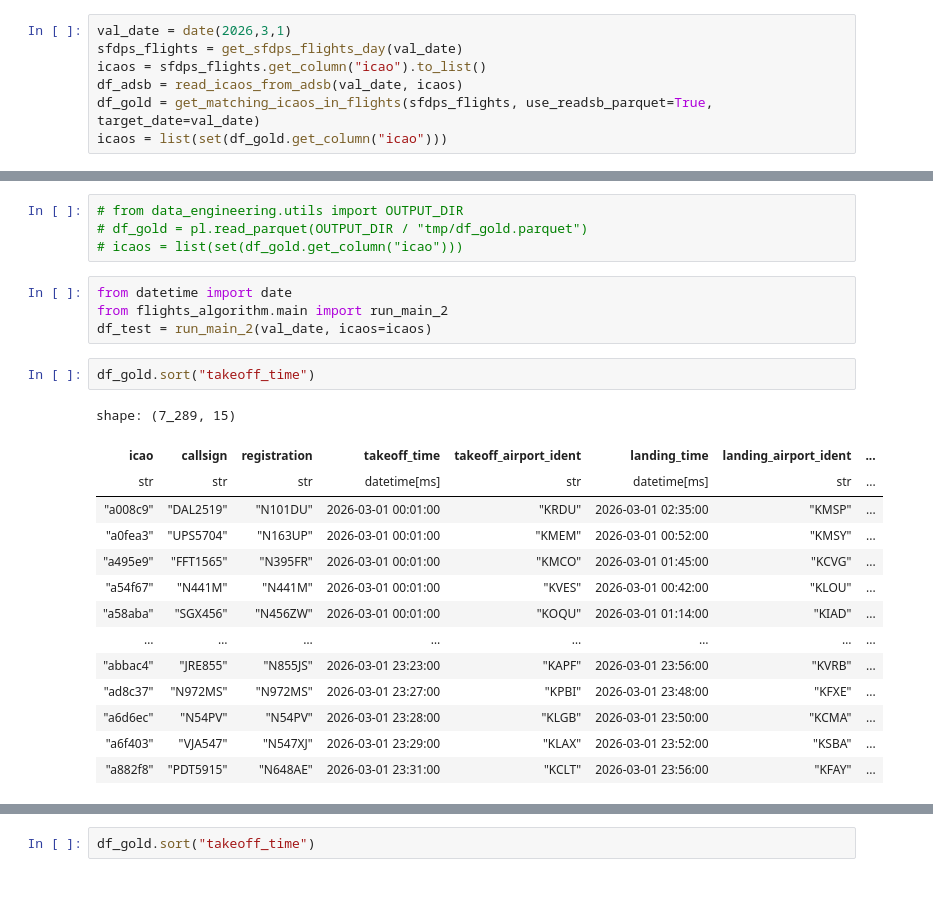
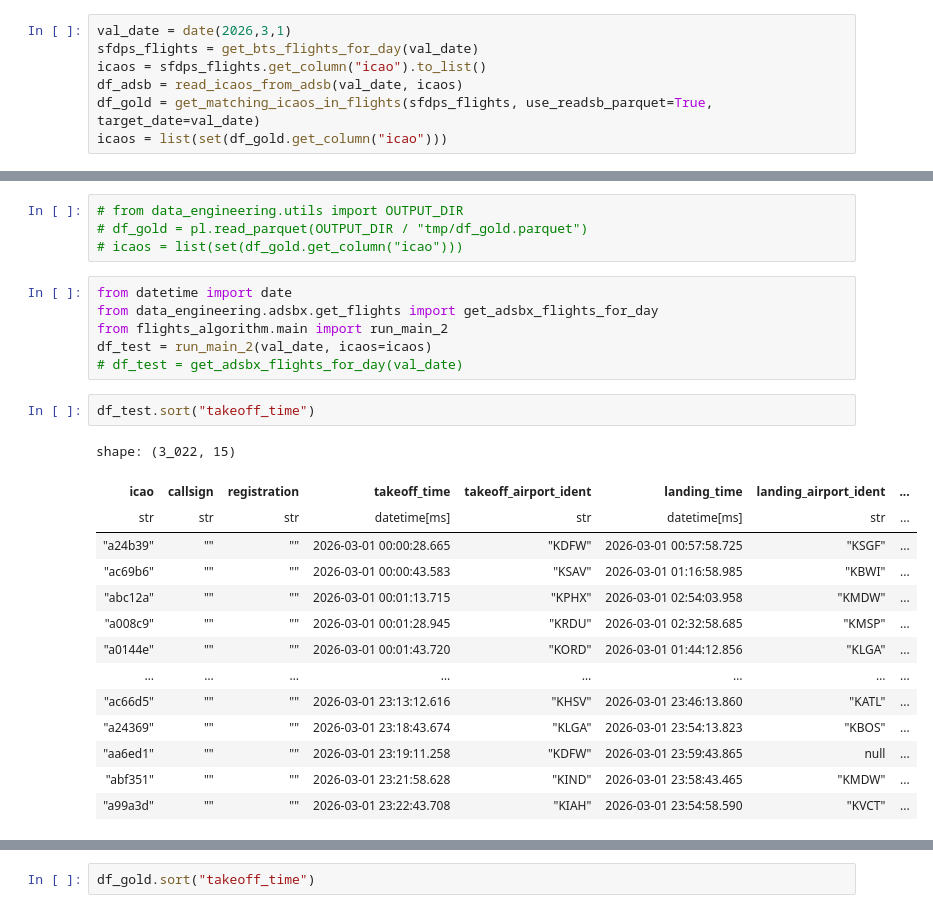
Before and after one commit to PlaneQuery/planequery-data, a Jupyter notebook: notebooks/notebook.ipynb, the cells around one changed output, grey strips where cells are left out. Cells and saved outputs as stored; diff of their text form.

```diff
--- a/notebooks/notebook.ipynb
+++ b/notebooks/notebook.ipynb
@@ -15,7 +15,7 @@ import polars as pl
 from flights_ai_model.validation import flights_df_comparison
 # %%
 val_date = date(2026,3,1)
-sfdps_flights = get_sfdps_flights_day(val_date)
+sfdps_flights = get_bts_flights_for_day(val_date)
 icaos = sfdps_flights.get_column("icao").to_list()
 df_adsb = read_icaos_from_adsb(val_date, icaos)
 df_gold = get_matching_icaos_in_flights(sfdps_flights, use_readsb_parquet=True, target_date=val_date)
@@ -29,22 +31,24 @@ icaos = list(set(df_gold.get_column("icao")))
 # icaos = list(set(df_gold.get_column("icao")))
 # %%
 from datetime import date
+from data_engineering.adsbx.get_flights import get_adsbx_flights_for_day
 from flights_algorithm.main import run_main_2
 df_test = run_main_2(val_date, icaos=icaos)
+# df_test = get_adsbx_flights_for_day(val_date)
 # %%
-df_gold.sort("takeoff_time")
+df_test.sort("takeoff_time")
 # %% [output]
-shape: (7_289, 15)
+shape: (3_022, 15)
 | icao | callsign | registration | takeoff_time | takeoff_airport_ident | landing_time | landing_airport_ident | ... |
 | str | str | str | datetime[ms] | str | datetime[ms] | str | ... |
-| "a008c9" | "DAL2519" | "N101DU" | 2026-03-01 00:01:00 | "KRDU" | 2026-03-01 02:35:00 | "KMSP" | ... |
-| "a0fea3" | "UPS5704" | "N163UP" | 2026-03-01 00:01:00 | "KMEM" | 2026-03-01 00:52:00 | "KMSY" | ... |
-| "a495e9" | "FFT1565" | "N395FR" | 2026-03-01 00:01:00 | "KMCO" | 2026-03-01 01:45:00 | "KCVG" | ... |
-| "a54f67" | "N441M" | "N441M" | 2026-03-01 00:01:00 | "KVES" | 2026-03-01 00:42:00 | "KLOU" | ... |
-| "a58aba" | "SGX456" | "N456ZW" | 2026-03-01 00:01:00 | "KOQU" | 2026-03-01 01:14:00 | "KIAD" | ... |
+| "a24b39" | "" | "" | 2026-03-01 00:00:28.665 | "KDFW" | 2026-03-01 00:57:58.725 | "KSGF" | ... |
+| "ac69b6" | "" | "" | 2026-03-01 00:00:43.583 | "KSAV" | 2026-03-01 01:16:58.985 | "KBWI" | ... |
+| "abc12a" | "" | "" | 2026-03-01 00:01:13.715 | "KPHX" | 2026-03-01 02:54:03.958 | "KMDW" | ... |
+| "a008c9" | "" | "" | 2026-03-01 00:01:28.945 | "KRDU" | 2026-03-01 02:32:58.685 | "KMSP" | ... |
+| "a0144e" | "" | "" | 2026-03-01 00:01:43.720 | "KORD" | 2026-03-01 01:44:12.856 | "KLGA" | ... |
 | … | … | … | … | … | … | … | ... |
-| "abbac4" | "JRE855" | "N855JS" | 2026-03-01 23:23:00 | "KAPF" | 2026-03-01 23:56:00 | "KVRB" | ... |
-| "ad8c37" | "N972MS" | "N972MS" | 2026-03-01 23:27:00 | "KPBI" | 2026-03-01 23:48:00 | "KFXE" | ... |
-| "a6d6ec" | "N54PV" | "N54PV" | 2026-03-01 23:28:00 | "KLGB" | 2026-03-01 23:50:00 | "KCMA" | ... |
-| "a6f403" | "VJA547" | "N547XJ" | 2026-03-01 23:29:00 | "KLAX" | 2026-03-01 23:52:00 | "KSBA" | ... |
-| "a882f8" | "PDT5915" | "N648AE" | 2026-03-01 23:31:00 | "KCLT" | 2026-03-01 23:56:00 | "KFAY" | ... |
+| "ac66d5" | "" | "" | 2026-03-01 23:13:12.616 | "KHSV" | 2026-03-01 23:46:13.860 | "KATL" | ... |
+| "a24369" | "" | "" | 2026-03-01 23:18:43.674 | "KLGA" | 2026-03-01 23:54:13.823 | "KBOS" | ... |
+| "aa6ed1" | "" | "" | 2026-03-01 23:19:11.258 | "KDFW" | 2026-03-01 23:59:43.865 | null | ... |
+| "abf351" | "" | "" | 2026-03-01 23:21:58.628 | "KIND" | 2026-03-01 23:58:43.465 | "KMDW" | ... |
+| "a99a3d" | "" | "" | 2026-03-01 23:22:43.708 | "KIAH" | 2026-03-01 23:54:58.590 | "KVCT" | ... |
```
Also changed, not shown: parts of 13 cells of this notebook.
